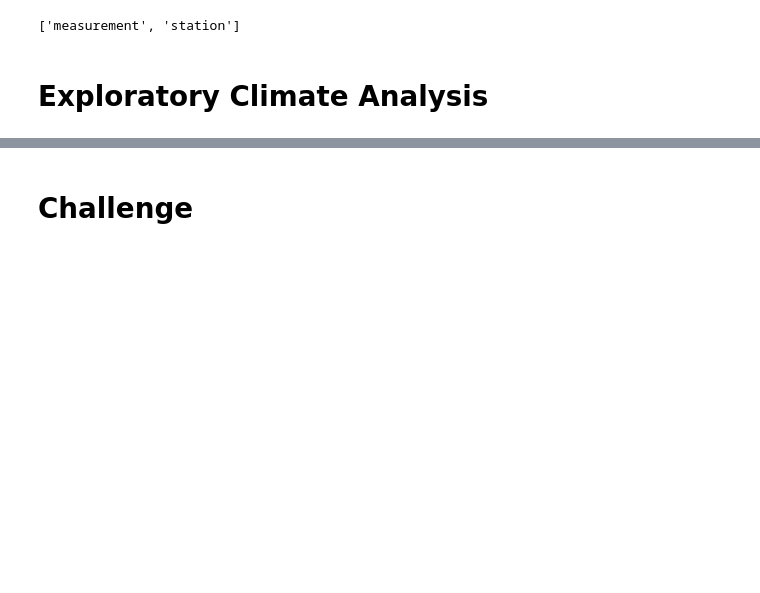
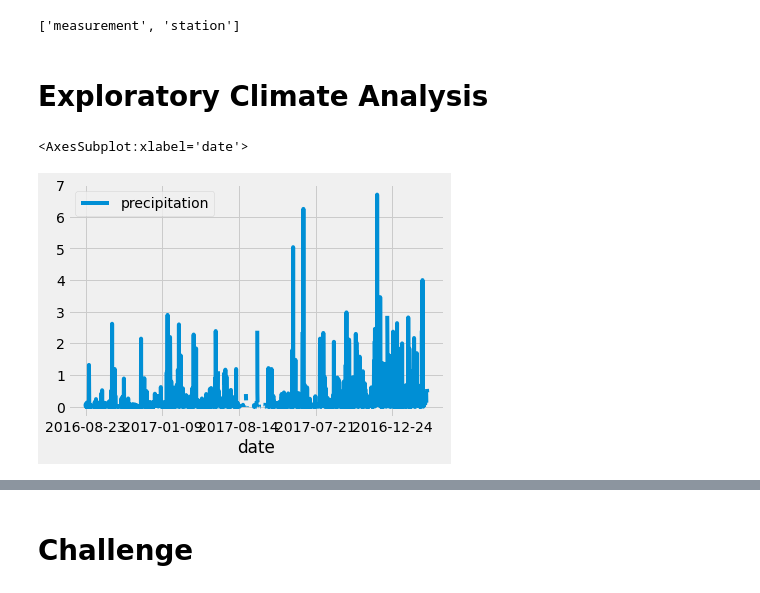
Before and after one commit to iiiGraham/surfs_up, a Jupyter notebook: climate_analysis.ipynb, the cells around one changed output, grey strips where cells are left out. Saved outputs shown, nothing was run; the diff lists cells and outputs as text; code cells hidden in the pictures; blank space fills up the shorter version.

```diff
--- a/climate_analysis.ipynb
+++ b/climate_analysis.ipynb
@@ -44,15 +44,32 @@ session = Session(engine)
 # %%
 # Design a query to retrieve the last 12 months of precipitation data and plot the results.
 #Starting from the last data point in the database.
+prev_year = dt.date(2017, 8, 23)
 
 # Calculate the date one year from the last date in data set.
+# dt.timedelta lets us find a date based on math. Here we are looking back 365 days from the starting point so we should be at 2016, 8, 23
+prev_year = dt.date(2017, 8, 23) - dt.timedelta(days=365)
 
 # Perform a query to retrieve the data and precipitation scores
+# initiate variable to store scores
+results = []
 
+# pull in session from Session(engine) and query the date and the precipitation
+
+# use filter to limit results to only the dates that we care about 2016-8-23 to 2017-8-23 - we can use prev year becuase we started from the last point in the dataset and moved backwards so we know that we will capture all the data if we get everything greater than that point (prev_year)
+
+# .all() takes all of the results from the query and puts them into a list.
+results = session.query(Measurement.date, Measurement.prcp).filter(Measurement.date >= prev_year).all()
 # Save the query results as a Pandas DataFrame and set the index to the date column
-
+df = pd.DataFrame(results, columns=['date', 'precipitation'])
+df.set_index(df['date'], inplace=True)
 # Sort the dataframe by date
-
+df.sort_index()
+# print(df.to_string(index=False))
 # Use Pandas Plotting with Matplotlib to plot the data
+df.plot()
+# %% [output]
+<AxesSubplot:xlabel='date'>
+[figure, added]
 # %%
 # Use Pandas to calcualte the summary statistics for the precipitation data
```
Also changed, not shown: parts of 7 cells of this notebook, 1 other file.
